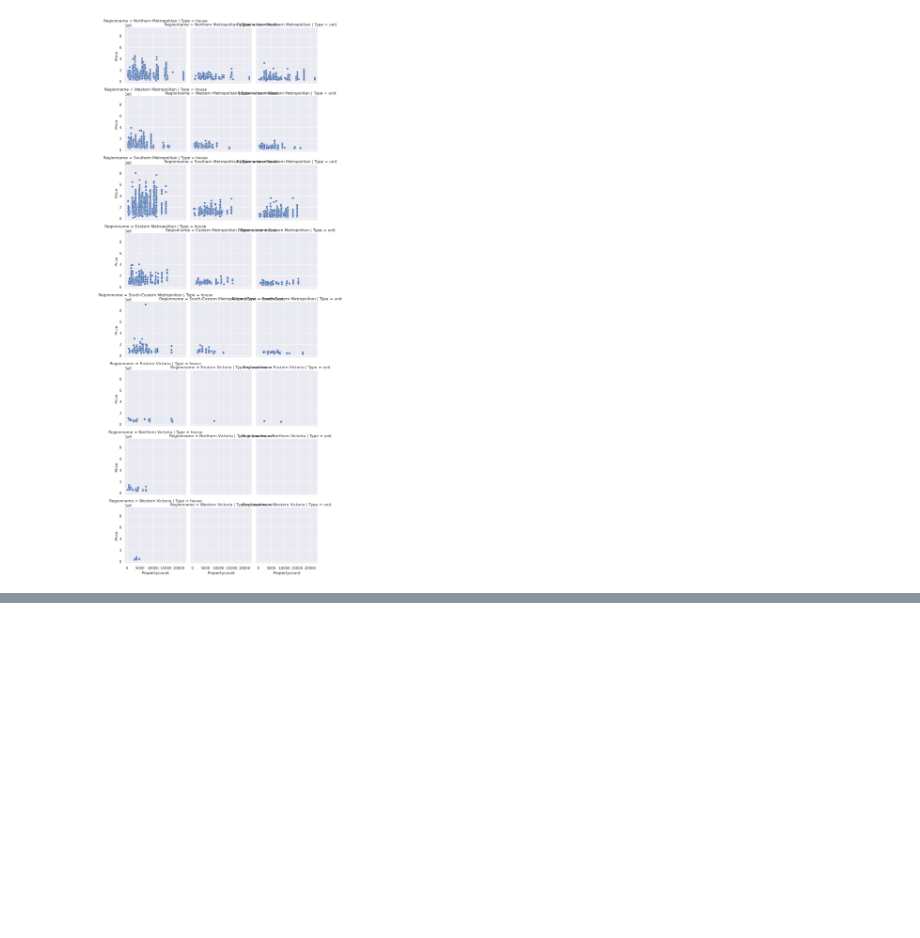
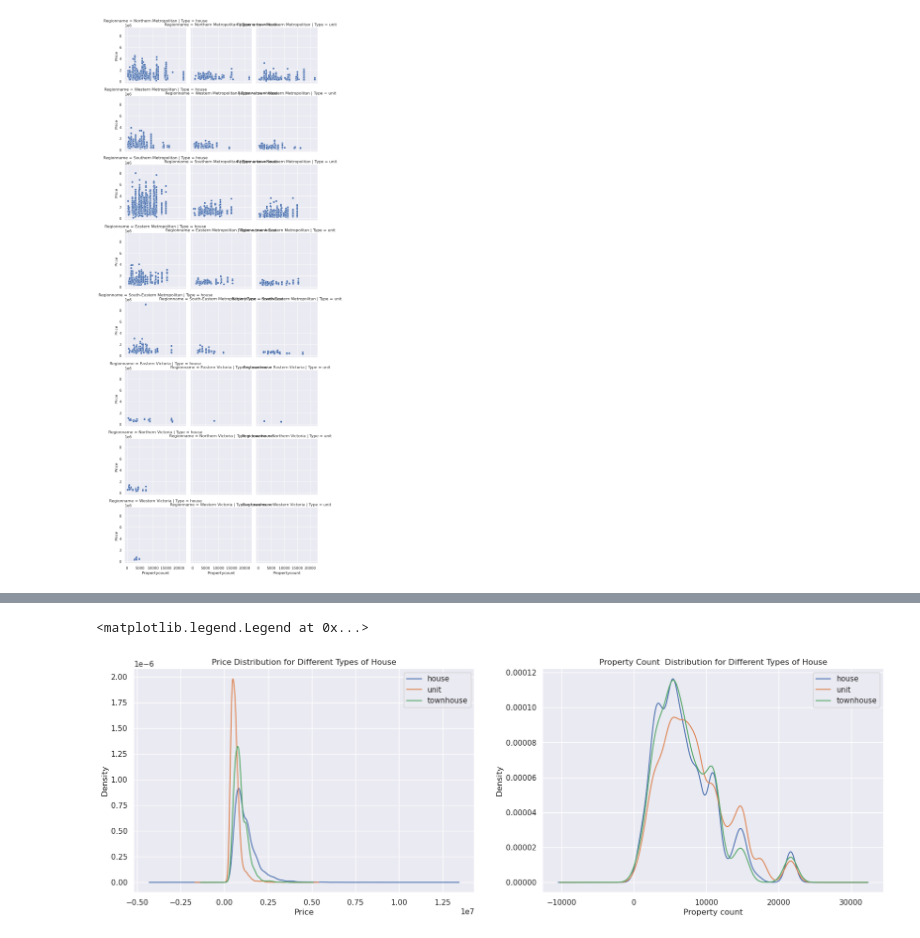
Before and after one commit to ShubhamGupta2505/Dataset-Analysis-Visualization, a Jupyter notebook: pipeline-on-melb-data.ipynb, the cells around one changed output, grey strips where cells are left out. Drawn from its saved outputs; the diff is of its cells as text; code cells hidden in the pictures; blank space fills up the shorter version.

```diff
--- a/pipeline-on-melb-data.ipynb
+++ b/pipeline-on-melb-data.ipynb
@@ -227,0 +264,19 @@ g.map_dataframe(sns.scatterplot,"Propertycount","Price")
+# %%
+plt.figure(figsize=(20,6))
+plt.subplot(1,2,1)
+df.Price[df.Type == 'house'].plot(kind='kde')
+df.Price[df.Type == 'unit'].plot(kind='kde')
+df.Price[df.Type == 'townhouse'].plot(kind='kde')
+plt.xlabel('Price')
+plt.title('Price Distribution for Different Types of House')
+plt.legend(('house','unit','townhouse'),loc='best')
+plt.subplot(1,2,2)
+df.Propertycount[df.Type == 'house'].plot(kind='kde')
+df.Propertycount[df.Type == 'unit'].plot(kind='kde')
+df.Propertycount[df.Type == 'townhouse'].plot(kind='kde')
+plt.xlabel('Property count')
+plt.title('Property Count  Distribution for Different Types of House')
+plt.legend(('house','unit','townhouse'),loc='best')
+# %% [output]
+<matplotlib.legend.Legend at 0x...>
+[figure, added]
```
Also changed, not shown: parts of 12 cells of this notebook.
